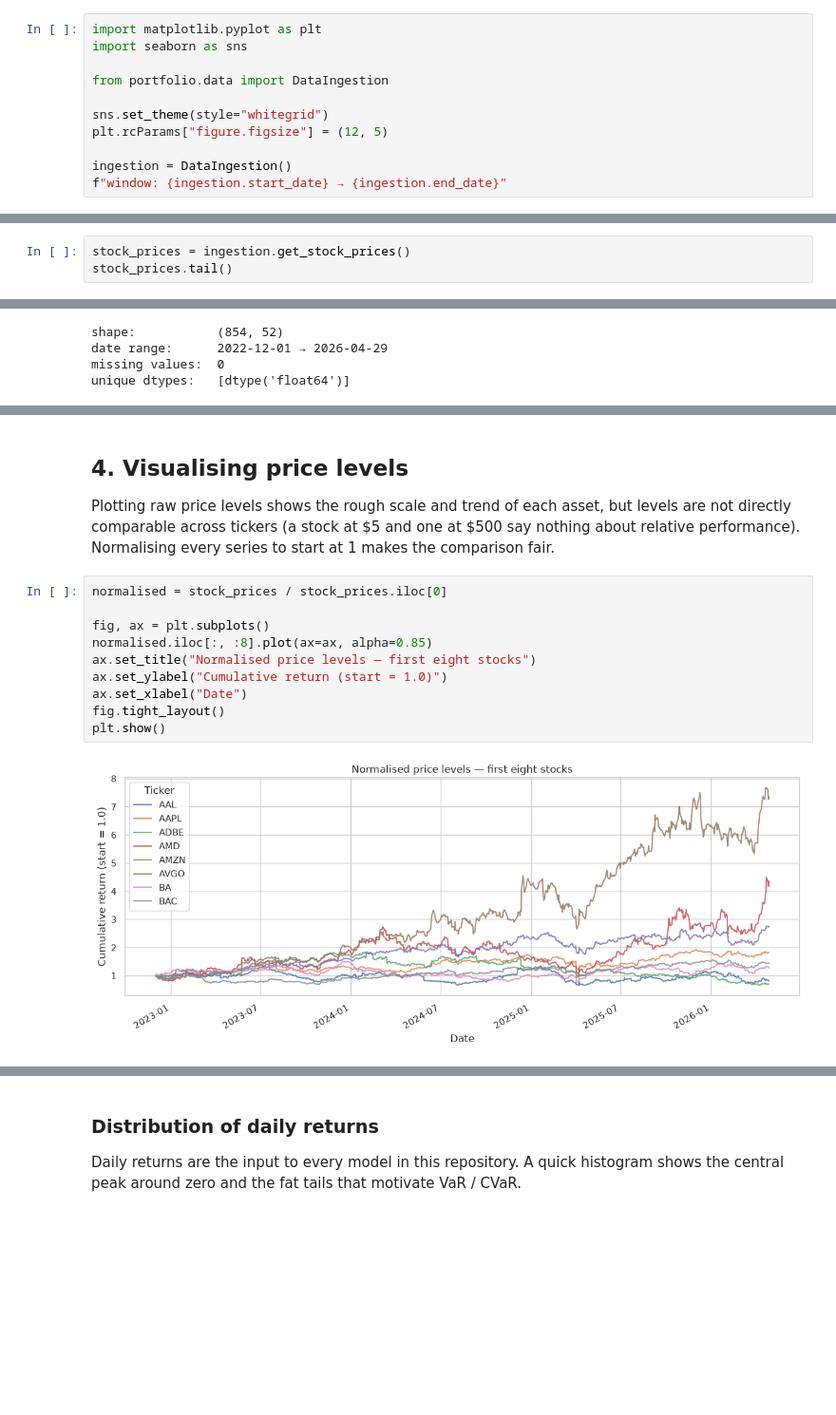
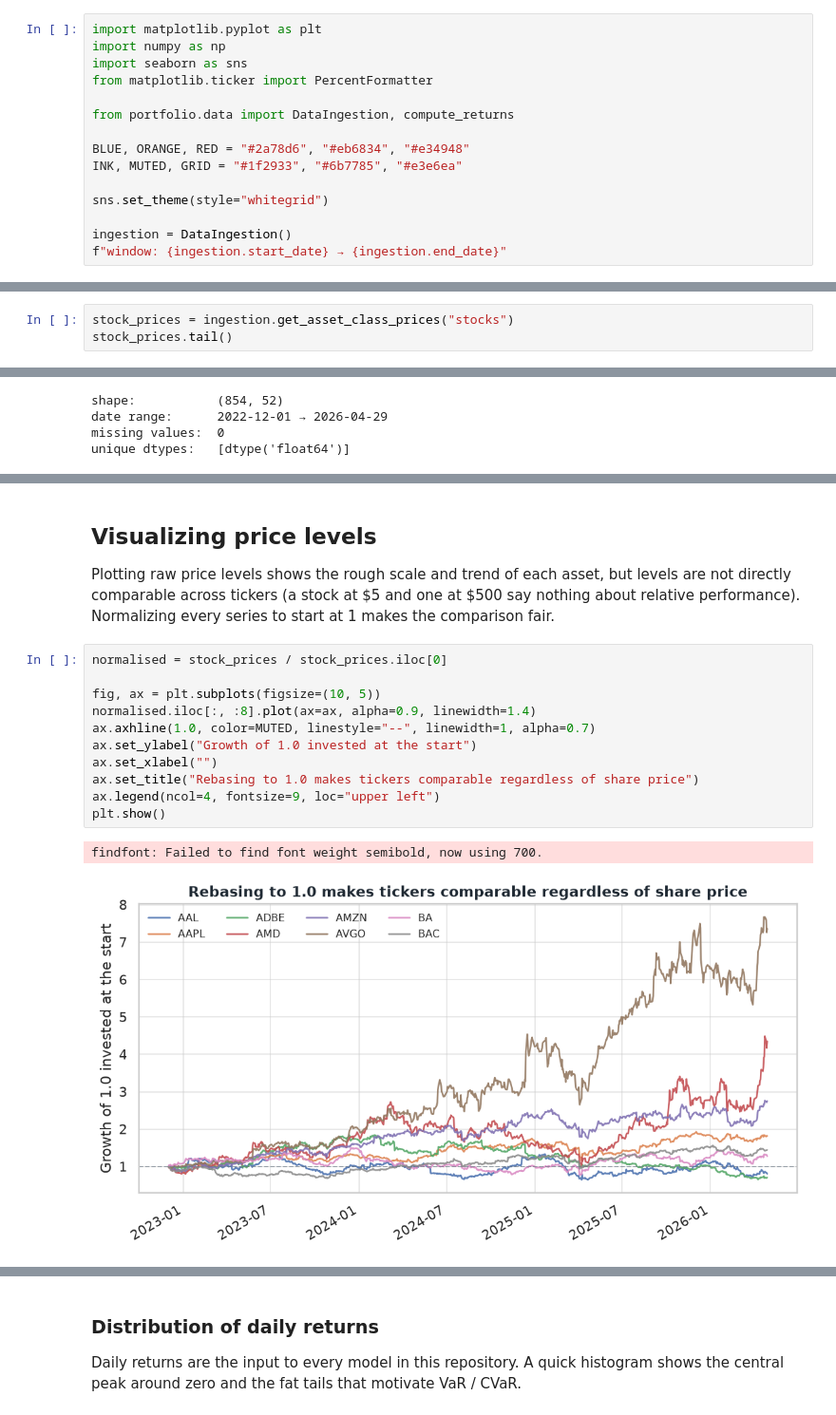
Before and after one commit to nickkats1/Financial-Mathematical-Models, a Jupyter notebook: notebooks/_data_ingestion.ipynb, the cells around one changed output, grey strips where cells are left out. Shown at 95% size. Cells and saved outputs as stored; diff of their text form; blank space fills up the shorter version.

```diff
--- a/notebooks/_data_ingestion.ipynb
+++ b/notebooks/_data_ingestion.ipynb
@@ -15,12 +10,16 @@ We will:
 `DataIngestion` takes optional `start_date` and `end_date` arguments; when omitted, it falls back to the values in `portfolio.config`.
 # %%
 import matplotlib.pyplot as plt
+import numpy as np
 import seaborn as sns
+from matplotlib.ticker import PercentFormatter
 
-from portfolio.data import DataIngestion
+from portfolio.data import DataIngestion, compute_returns
+
+BLUE, ORANGE, RED = "#2a78d6", "#eb6834", "#e34948"
+INK, MUTED, GRID = "#1f2933", "#6b7785", "#e3e6ea"
 
 sns.set_theme(style="whitegrid")
-plt.rcParams["figure.figsize"] = (12, 5)
 
 ingestion = DataIngestion()
 f"window: {ingestion.start_date} → {ingestion.end_date}"
@@ -31,6 +30,6 @@ f"window: {ingestion.start_date} → {ingestion.end_date}"
 
 Each `get_*_prices` method returns a DataFrame indexed by date with one column per ticker. Tickers are sorted alphabetically and rows containing NaN values are dropped.
 # %%
-stock_prices = ingestion.get_stock_prices()
+stock_prices = ingestion.get_asset_class_prices("stocks")
 stock_prices.tail()
 # %% [output]
@@ -72,21 +70,23 @@ stock_prices.describe().T.head(10)
 | CAT | 854.0 | 372.740526 | 141.847432 | 205.750000 | 270.347511 | 342.229996 | 401.392494 | 835.239990 |
 | CCL | 854.0 | 19.730375 | 6.863268 | 7.670000 | 14.830000 | 18.035001 | 25.790001 | 33.990002 |
 # %% [markdown]
-## 4. Visualising price levels
+## Visualizing price levels
 
-Plotting raw price levels shows the rough scale and trend of each asset, but levels are not directly comparable across tickers (a stock at \$5 and one at \$500 say nothing about relative performance). Normalising every series to start at 1 makes the comparison fair.
+Plotting raw price levels shows the rough scale and trend of each asset, but levels are not directly comparable across tickers (a stock at \$5 and one at \$500 say nothing about relative performance). Normalizing every series to start at 1 makes the comparison fair.
 # %%
 normalised = stock_prices / stock_prices.iloc[0]
 
-fig, ax = plt.subplots()
-normalised.iloc[:, :8].plot(ax=ax, alpha=0.85)
-ax.set_title("Normalised price levels — first eight stocks")
-ax.set_ylabel("Cumulative return (start = 1.0)")
-ax.set_xlabel("Date")
-fig.tight_layout()
+fig, ax = plt.subplots(figsize=(10, 5))
+normalised.iloc[:, :8].plot(ax=ax, alpha=0.9, linewidth=1.4)
+ax.axhline(1.0, color=MUTED, linestyle="--", linewidth=1, alpha=0.7)
+ax.set_ylabel("Growth of 1.0 invested at the start")
+ax.set_xlabel("")
+ax.set_title("Rebasing to 1.0 makes tickers comparable regardless of share price")
+ax.legend(ncol=4, fontsize=9, loc="upper left")
 plt.show()
 # %% [output]
+findfont: Failed to find font weight semibold, now using 700.
-[figure, old version]
+[figure, new version]
 # %% [markdown]
 ## 5. Computing returns
 
```
Also changed, not shown: parts of 14 cells of this notebook, 54 other files.
